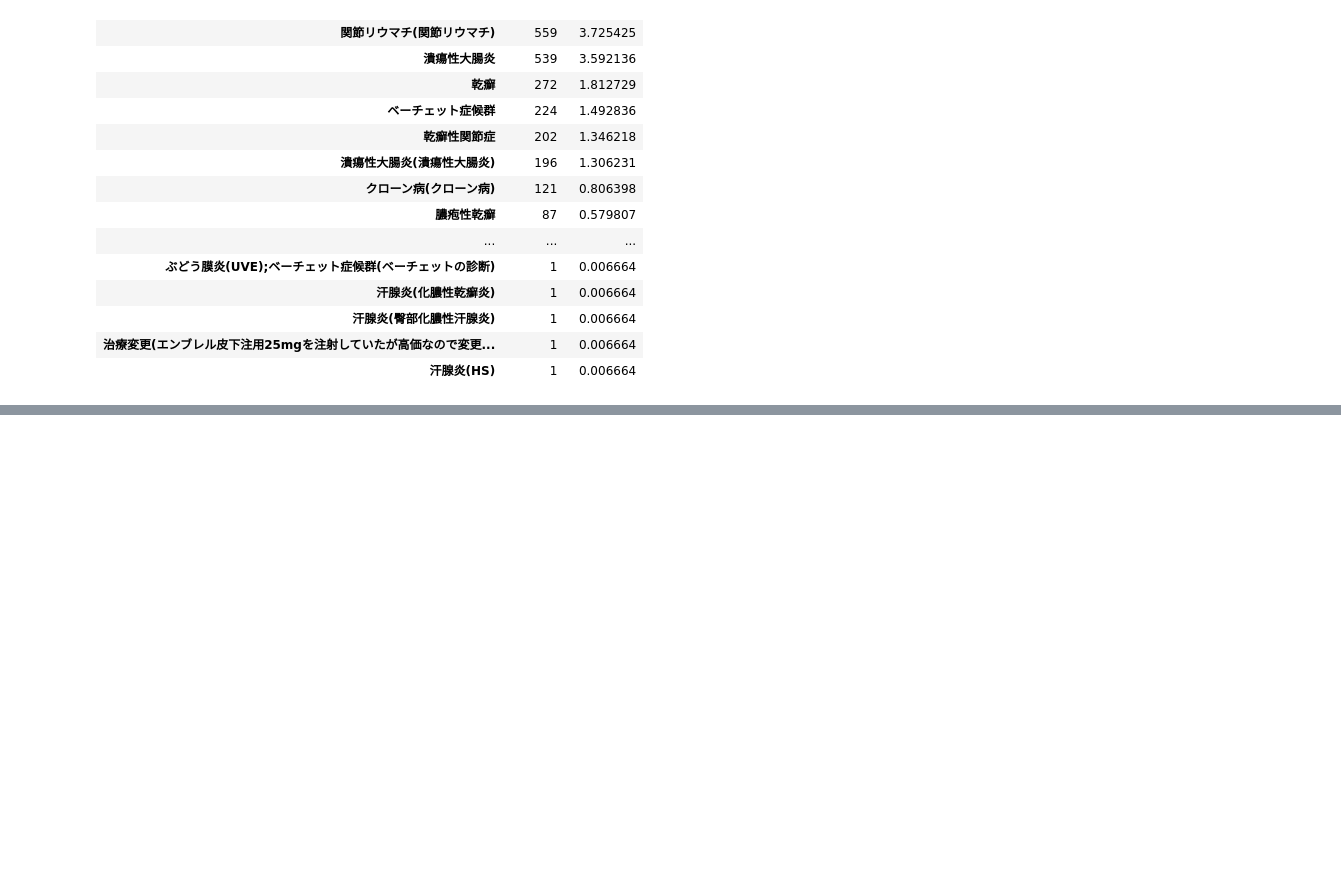
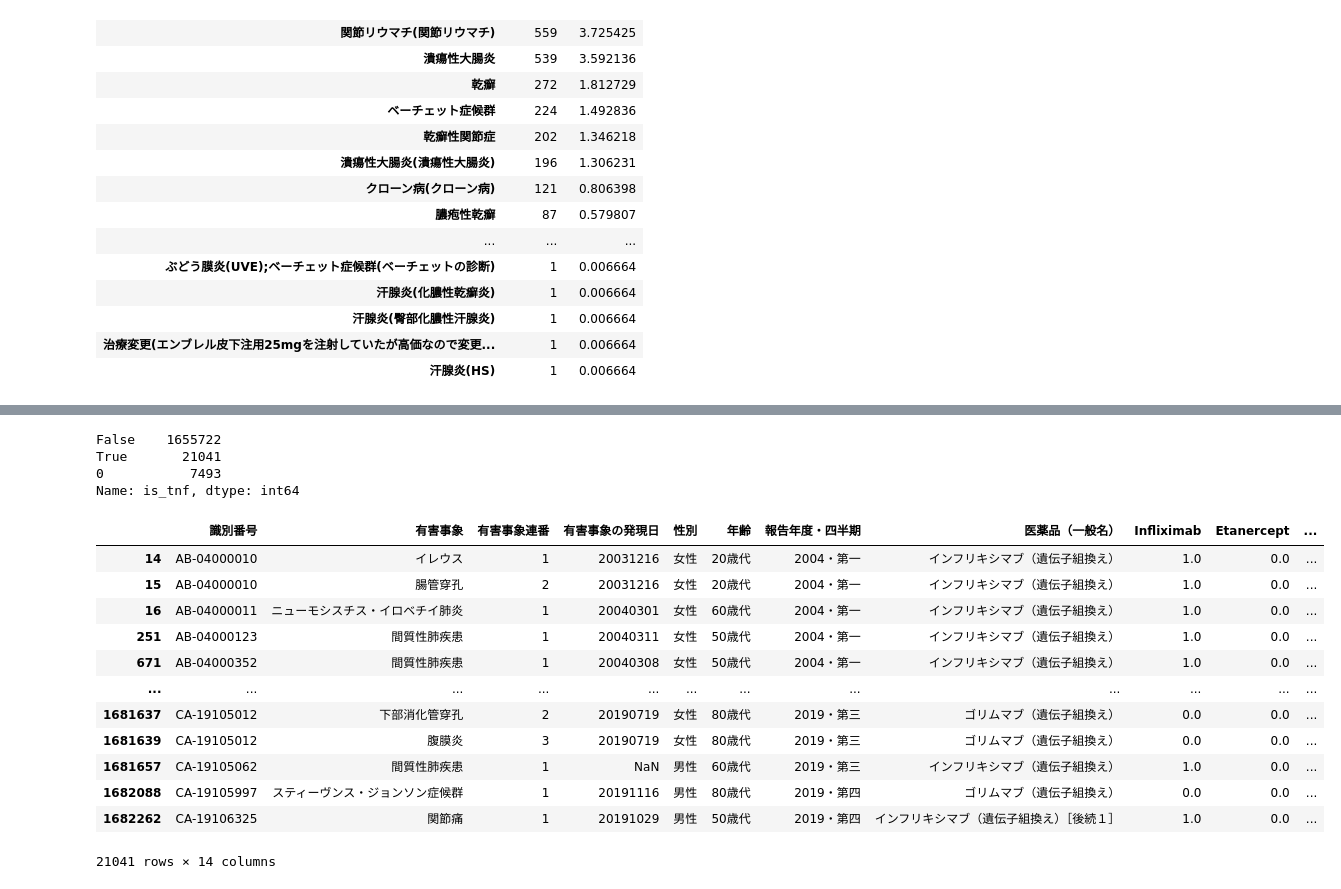
Before and after one commit to Kudoas/jader-research2020, a Jupyter notebook: notebooks/visdualize.ipynb, the cells around one changed output, grey strips where cells are left out. Drawn from its saved outputs; the diff is of its cells as text; code cells hidden in the pictures; blank space fills up the shorter version.

```diff
--- a/notebooks/visdualize.ipynb
+++ b/notebooks/visdualize.ipynb
@@ -103,0 +103,23 @@ widgetsnbextension  3.5.1
+# %%
+df.is_tnf.value_counts()
+# %% [output]
+False    1655722
+True       21041
+0           7493
+Name: is_tnf, dtype: int64
+# %%
+df[df['is_tnf'] == 'True']
+# %% [output]
+|  | 識別番号 | 有害事象 | 有害事象連番 | 有害事象の発現日 | 性別 | 年齢 | 報告年度・四半期 | 医薬品（一般名） | Infliximab | Etanercept | ... |
+| 14 | AB-04000010 | イレウス | 1 | 20031216 | 女性 | 20歳代 | 2004・第一 | インフリキシマブ（遺伝子組換え） | 1.0 | 0.0 | ... |
+| 15 | AB-04000010 | 腸管穿孔 | 2 | 20031216 | 女性 | 20歳代 | 2004・第一 | インフリキシマブ（遺伝子組換え） | 1.0 | 0.0 | ... |
+| 16 | AB-04000011 | ニューモシスチス・イロベチイ肺炎 | 1 | 20040301 | 女性 | 60歳代 | 2004・第一 | インフリキシマブ（遺伝子組換え） | 1.0 | 0.0 | ... |
+| 251 | AB-04000123 | 間質性肺疾患 | 1 | 20040311 | 女性 | 50歳代 | 2004・第一 | インフリキシマブ（遺伝子組換え） | 1.0 | 0.0 | ... |
+| 671 | AB-04000352 | 間質性肺疾患 | 1 | 20040308 | 女性 | 50歳代 | 2004・第一 | インフリキシマブ（遺伝子組換え） | 1.0 | 0.0 | ... |
+| ... | ... | ... | ... | ... | ... | ... | ... | ... | ... | ... | ... |
+| 1681637 | CA-19105012 | 下部消化管穿孔 | 2 | 20190719 | 女性 | 80歳代 | 2019・第三 | ゴリムマブ（遺伝子組換え） | 0.0 | 0.0 | ... |
+| 1681639 | CA-19105012 | 腹膜炎 | 3 | 20190719 | 女性 | 80歳代 | 2019・第三 | ゴリムマブ（遺伝子組換え） | 0.0 | 0.0 | ... |
+| 1681657 | CA-19105062 | 間質性肺疾患 | 1 | NaN | 男性 | 60歳代 | 2019・第三 | インフリキシマブ（遺伝子組換え） | 1.0 | 0.0 | ... |
+| 1682088 | CA-19105997 | スティーヴンス・ジョンソン症候群 | 1 | 20191116 | 男性 | 80歳代 | 2019・第四 | ゴリムマブ（遺伝子組換え） | 0.0 | 0.0 | ... |
+| 1682262 | CA-19106325 | 関節痛 | 1 | 20191029 | 男性 | 50歳代 | 2019・第四 | インフリキシマブ（遺伝子組換え）［後続１］ | 1.0 | 0.0 | ... |
+21041 rows × 14 columns
```
Also changed, not shown: parts of 5 cells of this notebook, 3 other files.
